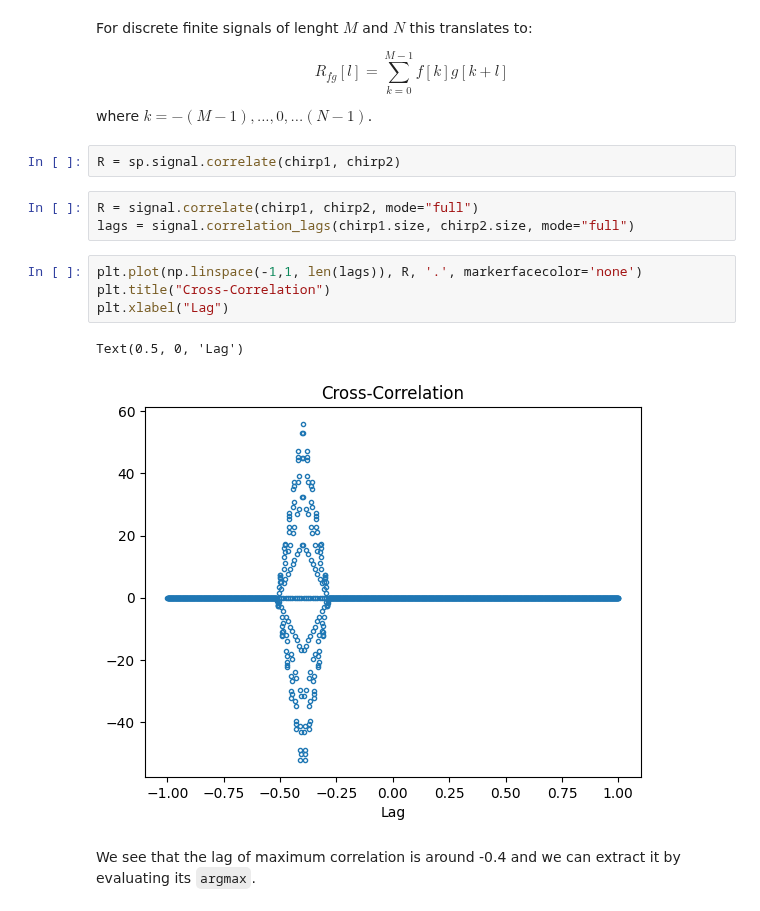
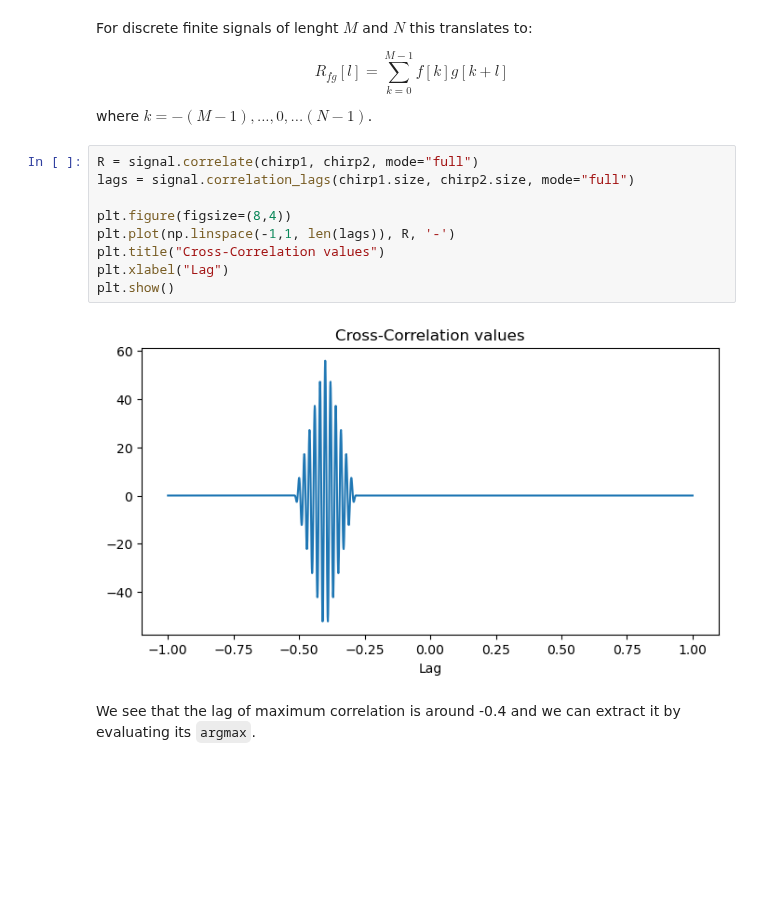
Before and after one commit to leewujung/fundamentals, a Jupyter notebook: boat_tutorials/primers/signal_processing_03_cross-correlation.ipynb, the cells around one changed output. Cells and saved outputs as stored; diff of their text form; blank space fills up the shorter version.

```diff
--- a/boat_tutorials/primers/signal_processing_03_cross-correlation.ipynb
+++ b/boat_tutorials/primers/signal_processing_03_cross-correlation.ipynb
@@ -81,18 +94,17 @@ For discrete finite signals of lenght $M$ and $N$ this translates to:
 $$R_{fg}[l] = \sum_{k=0}^{M-1}f[k]g[k+l]$$
 
 where $k=-(M-1),...,0, ... (N-1)$.
-# %%
-R = sp.signal.correlate(chirp1, chirp2)
 # %%
 R = signal.correlate(chirp1, chirp2, mode="full")
 lags = signal.correlation_lags(chirp1.size, chirp2.size, mode="full")
+
+plt.figure(figsize=(8,4))
+plt.plot(np.linspace(-1,1, len(lags)), R, '-')
+plt.title("Cross-Correlation values")
+plt.xlabel("Lag")
+plt.show()
+# %% [output]
+[figure, added]
-# %%
-plt.plot(np.linspace(-1,1, len(lags)), R, '.', markerfacecolor='none')
-plt.title("Cross-Correlation")
-plt.xlabel("Lag")
-# %% [output]
-Text(0.5, 0, 'Lag')
-[figure, removed]
 # %% [markdown]
 We see that the lag of maximum correlation is around -0.4 and we can extract it by evaluating its `argmax`.
 # %%
```
Also changed, not shown: parts of 9 cells of this notebook, 3 other files.
